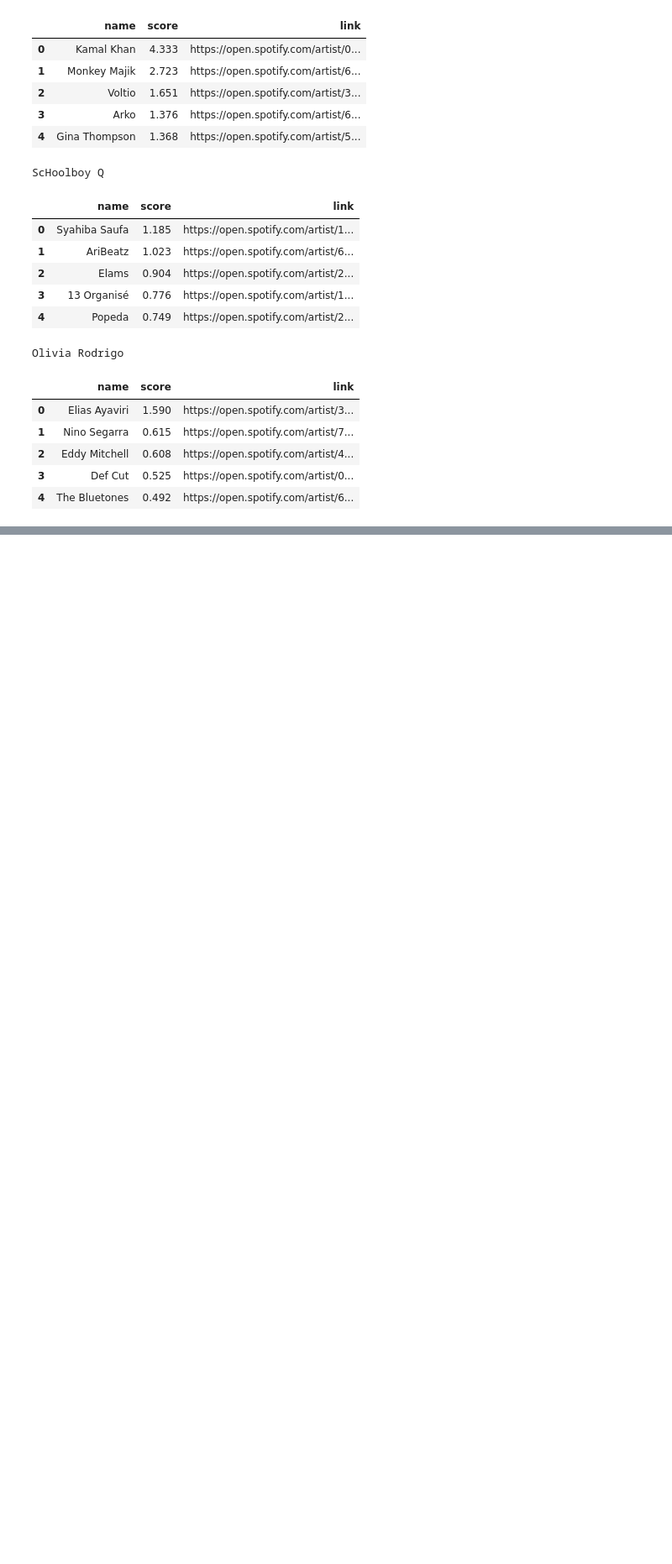
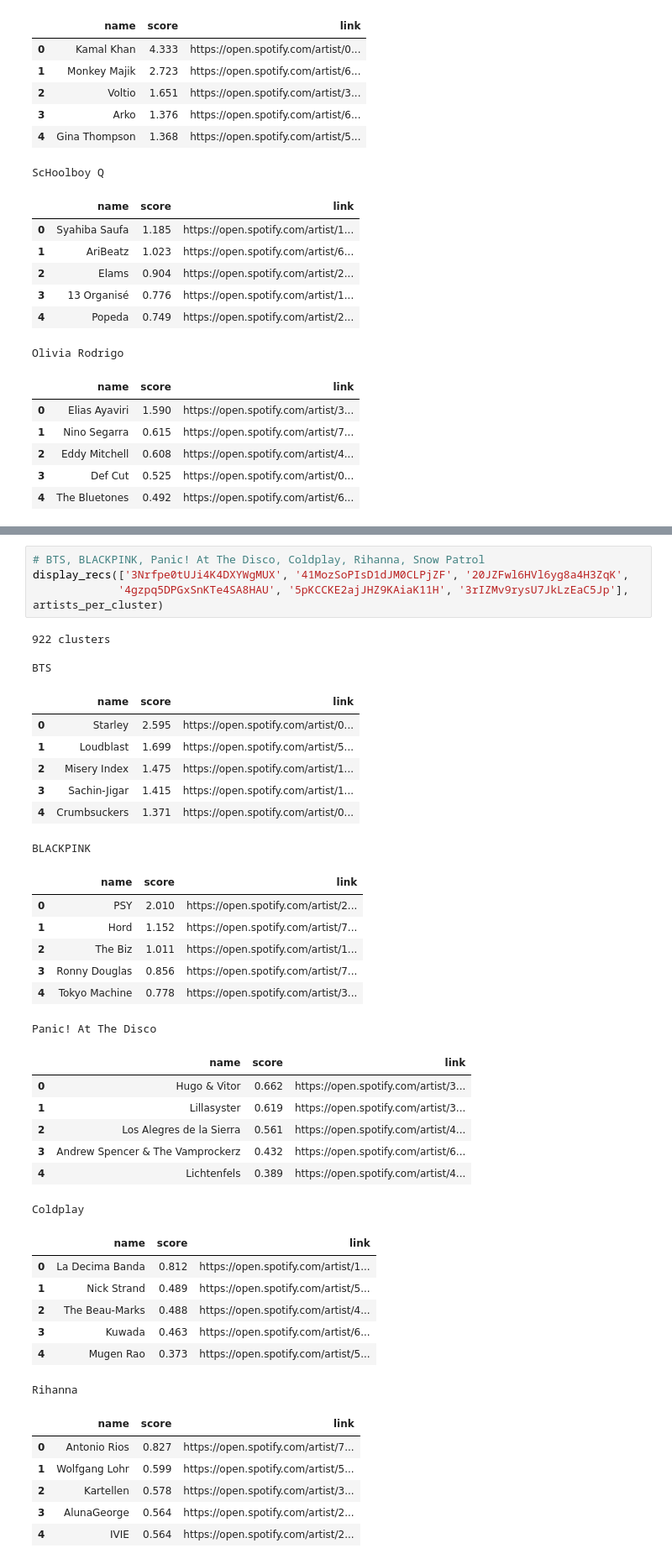
Before and after one commit to TylerJang27/Twitifynd, a Jupyter notebook: Survey Results.ipynb, the cells around one changed output, grey strips where cells are left out. Shown: that part at 84% size. Cells and saved outputs as stored; diff of their text form; blank space fills up the shorter version.

```diff
--- a/Survey Results.ipynb
+++ b/Survey Results.ipynb
@@ -201,0 +296,42 @@ Olivia Rodrigo
+# %%
+# BTS, BLACKPINK, Panic! At The Disco, Coldplay, Rihanna, Snow Patrol
+display_recs(['3Nrfpe0tUJi4K4DXYWgMUX', '41MozSoPIsD1dJM0CLPjZF', '20JZFwl6HVl6yg8a4H3ZqK',
+             '4gzpq5DPGxSnKTe4SA8HAU', '5pKCCKE2ajJHZ9KAiaK11H', '3rIZMv9rysU7JkLzEaC5Jp'], artists_per_cluster)
+# %% [output]
+922 clusters
+
+BTS
+|  | name | score | link |
+| 0 | Starley | 2.595 | https://open.spotify.com/artist/0... |
+| 1 | Loudblast | 1.699 | https://open.spotify.com/artist/5... |
+| 2 | Misery Index | 1.475 | https://open.spotify.com/artist/1... |
+| 3 | Sachin-Jigar | 1.415 | https://open.spotify.com/artist/1... |
+| 4 | Crumbsuckers | 1.371 | https://open.spotify.com/artist/0... |
+BLACKPINK
+|  | name | score | link |
+| 0 | PSY | 2.010 | https://open.spotify.com/artist/2... |
+| 1 | Hord | 1.152 | https://open.spotify.com/artist/7... |
+| 2 | The Biz | 1.011 | https://open.spotify.com/artist/1... |
+| 3 | Ronny Douglas | 0.856 | https://open.spotify.com/artist/7... |
+| 4 | Tokyo Machine | 0.778 | https://open.spotify.com/artist/3... |
+Panic! At The Disco
+|  | name | score | link |
+| 0 | Hugo & Vitor | 0.662 | https://open.spotify.com/artist/3... |
+| 1 | Lillasyster | 0.619 | https://open.spotify.com/artist/3... |
+| 2 | Los Alegres de la Sierra | 0.561 | https://open.spotify.com/artist/4... |
+| 3 | Andrew Spencer & The Vamprockerz | 0.432 | https://open.spotify.com/artist/6... |
+| 4 | Lichtenfels | 0.389 | https://open.spotify.com/artist/4... |
+Coldplay
+|  | name | score | link |
+| 0 | La Decima Banda | 0.812 | https://open.spotify.com/artist/1... |
+| 1 | Nick Strand | 0.489 | https://open.spotify.com/artist/5... |
+| 2 | The Beau-Marks | 0.488 | https://open.spotify.com/artist/4... |
+| 3 | Kuwada | 0.463 | https://open.spotify.com/artist/6... |
+| 4 | Mugen Rao | 0.373 | https://open.spotify.com/artist/5... |
+Rihanna
+|  | name | score | link |
+| 0 | Antonio Rios | 0.827 | https://open.spotify.com/artist/7... |
+| 1 | Wolfgang Lohr | 0.599 | https://open.spotify.com/artist/5... |
+| 2 | Kartellen | 0.578 | https://open.spotify.com/artist/3... |
+| 3 | AlunaGeorge | 0.564 | https://open.spotify.com/artist/2... |
+| 4 | IVIE | 0.564 | https://open.spotify.com/artist/2... |
```
Also changed, not shown: parts of 22 cells of this notebook.
